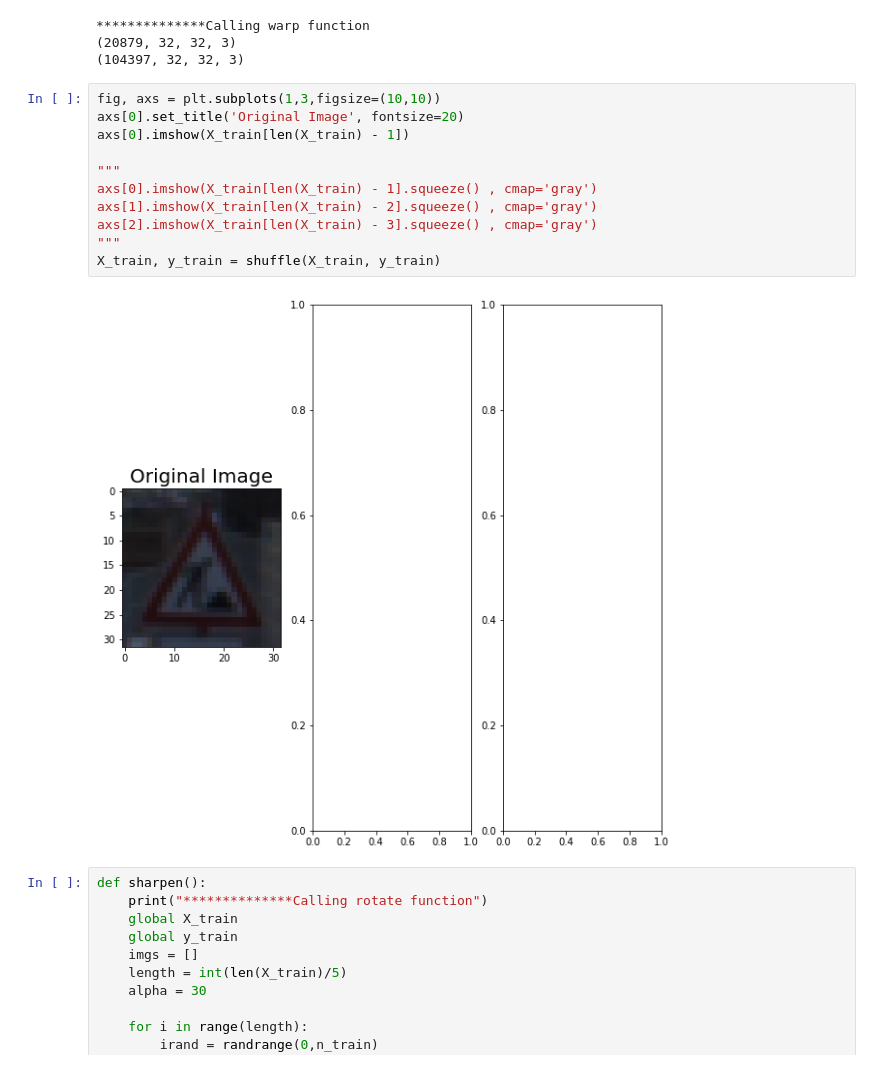
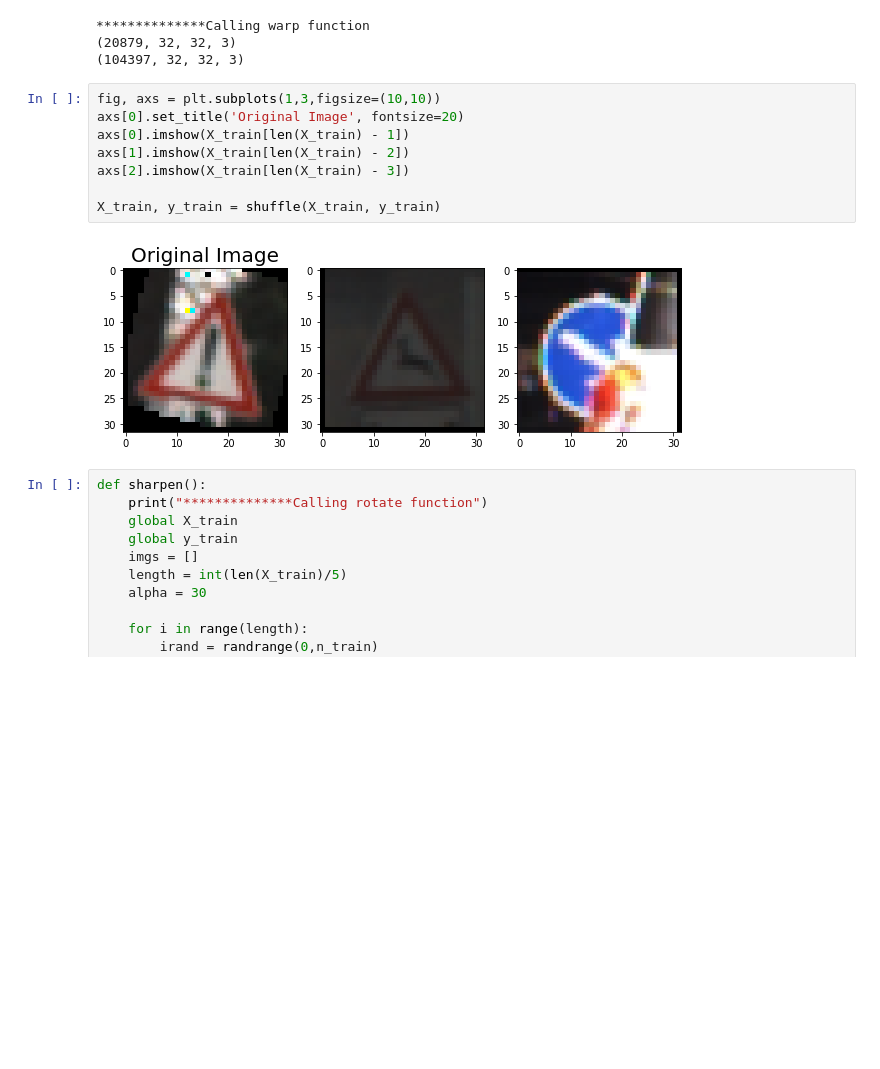
Before and after one commit to nikhilparla/traffic_sign_classifier, a Jupyter notebook: traffic_sign_classifier_project.ipynb, the cells around one changed output. Cells and saved outputs as stored; diff of their text form; blank space fills up the shorter version.

Commit message:
added the writeup. Few more changes to the code for visualization

```diff
--- a/traffic_sign_classifier_project.ipynb
+++ b/traffic_sign_classifier_project.ipynb
@@ -258,16 +254,13 @@ warp()
 # %%
 fig, axs = plt.subplots(1,3,figsize=(10,10))
 axs[0].set_title('Original Image', fontsize=20)
 axs[0].imshow(X_train[len(X_train) - 1])
+axs[1].imshow(X_train[len(X_train) - 2])
+axs[2].imshow(X_train[len(X_train) - 3])
 
-"""
-axs[0].imshow(X_train[len(X_train) - 1].squeeze() , cmap='gray')
-axs[1].imshow(X_train[len(X_train) - 2].squeeze() , cmap='gray')
-axs[2].imshow(X_train[len(X_train) - 3].squeeze() , cmap='gray')
-"""
 X_train, y_train = shuffle(X_train, y_train)
 # %% [output]
-[figure, old version]
+[figure, new version]
 # %%
 def sharpen():
     print("**************Calling rotate function")
```
Also changed, not shown: parts of 10 cells of this notebook, 7 other files.
